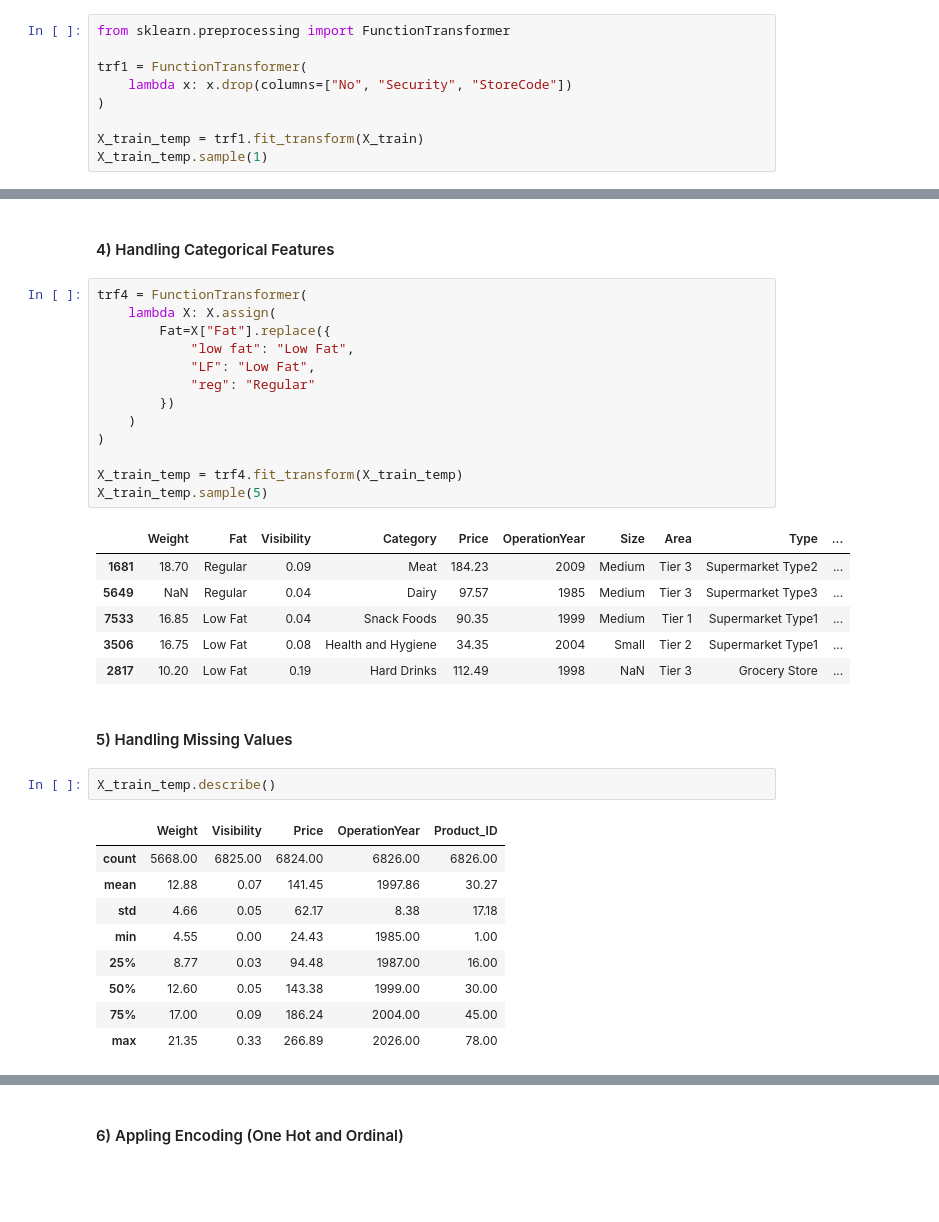
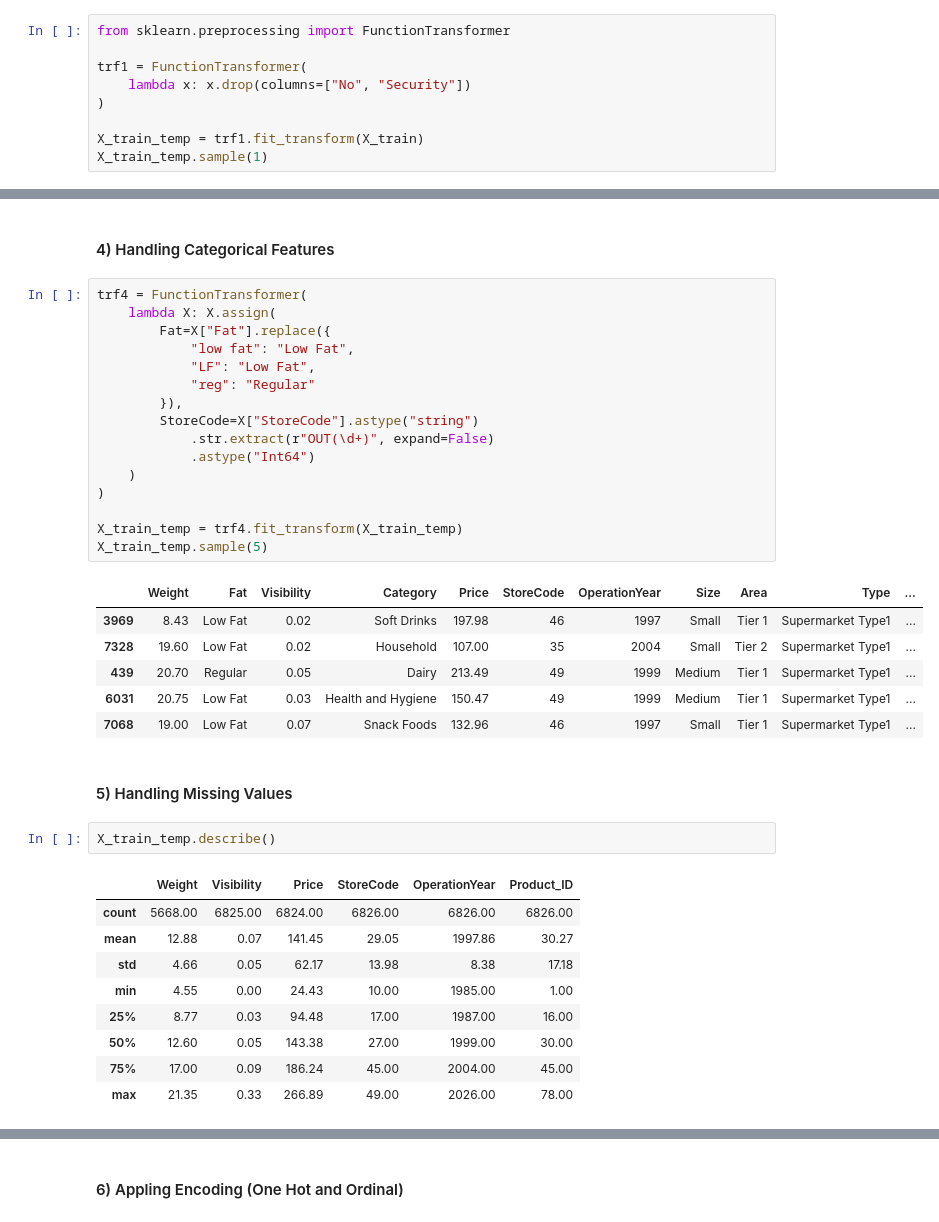
Before and after one commit to simran2104/retail-sales-prediction, a Jupyter notebook: sales_prediction-model.ipynb, the cells around one changed output, grey strips where cells are left out. Drawn from its saved outputs; the diff is of its cells as text; blank space fills up the shorter version.

```diff
--- a/sales_prediction-model.ipynb
+++ b/sales_prediction-model.ipynb
@@ -477,7 +488,7 @@ ID
 from sklearn.preprocessing import FunctionTransformer
 
 trf1 = FunctionTransformer(
-    lambda x: x.drop(columns=["No", "Security", "StoreCode"])
+    lambda x: x.drop(columns=["No", "Security"])
 )
 
 X_train_temp = trf1.fit_transform(X_train)
@@ -562,37 +573,40 @@ X_train_temp.describe()
 # %%
 trf4 = FunctionTransformer(
     lambda X: X.assign(
         Fat=X["Fat"].replace({
             "low fat": "Low Fat",
             "LF": "Low Fat",
             "reg": "Regular"
-        })
+        }),
+        StoreCode=X["StoreCode"].astype("string")
+            .str.extract(r"OUT(\d+)", expand=False)
+            .astype("Int64")
     )
 )
 
 X_train_temp = trf4.fit_transform(X_train_temp)
 X_train_temp.sample(5)
 # %% [output]
-|  | Weight | Fat | Visibility | Category | Price | OperationYear | Size | Area | Type | ... |
-| 1681 | 18.70 | Regular | 0.09 | Meat | 184.23 | 2009 | Medium | Tier 3 | Supermarket Type2 | ... |
-| 5649 | NaN | Regular | 0.04 | Dairy | 97.57 | 1985 | Medium | Tier 3 | Supermarket Type3 | ... |
-| 7533 | 16.85 | Low Fat | 0.04 | Snack Foods | 90.35 | 1999 | Medium | Tier 1 | Supermarket Type1 | ... |
-| 3506 | 16.75 | Low Fat | 0.08 | Health and Hygiene | 34.35 | 2004 | Small | Tier 2 | Supermarket Type1 | ... |
-| 2817 | 10.20 | Low Fat | 0.19 | Hard Drinks | 112.49 | 1998 | NaN | Tier 3 | Grocery Store | ... |
+|  | Weight | Fat | Visibility | Category | Price | StoreCode | OperationYear | Size | Area | Type | ... |
+| 3969 | 8.43 | Low Fat | 0.02 | Soft Drinks | 197.98 | 46 | 1997 | Small | Tier 1 | Supermarket Type1 | ... |
+| 7328 | 19.60 | Low Fat | 0.02 | Household | 107.00 | 35 | 2004 | Small | Tier 2 | Supermarket Type1 | ... |
+| 439 | 20.70 | Regular | 0.05 | Dairy | 213.49 | 49 | 1999 | Medium | Tier 1 | Supermarket Type1 | ... |
+| 6031 | 20.75 | Low Fat | 0.03 | Health and Hygiene | 150.47 | 49 | 1999 | Medium | Tier 1 | Supermarket Type1 | ... |
+| 7068 | 19.00 | Low Fat | 0.07 | Snack Foods | 132.96 | 46 | 1997 | Small | Tier 1 | Supermarket Type1 | ... |
 # %% [markdown]
 #### 5) Handling Missing Values
 # %%
 X_train_temp.describe()
 # %% [output]
-|  | Weight | Visibility | Price | OperationYear | Product_ID |
-| count | 5668.00 | 6825.00 | 6824.00 | 6826.00 | 6826.00 |
-| mean | 12.88 | 0.07 | 141.45 | 1997.86 | 30.27 |
-| std | 4.66 | 0.05 | 62.17 | 8.38 | 17.18 |
-| min | 4.55 | 0.00 | 24.43 | 1985.00 | 1.00 |
-| 25% | 8.77 | 0.03 | 94.48 | 1987.00 | 16.00 |
-| 50% | 12.60 | 0.05 | 143.38 | 1999.00 | 30.00 |
-| 75% | 17.00 | 0.09 | 186.24 | 2004.00 | 45.00 |
-| max | 21.35 | 0.33 | 266.89 | 2026.00 | 78.00 |
+|  | Weight | Visibility | Price | StoreCode | OperationYear | Product_ID |
+| count | 5668.00 | 6825.00 | 6824.00 | 6826.00 | 6826.00 | 6826.00 |
+| mean | 12.88 | 0.07 | 141.45 | 29.05 | 1997.86 | 30.27 |
+| std | 4.66 | 0.05 | 62.17 | 13.98 | 8.38 | 17.18 |
+| min | 4.55 | 0.00 | 24.43 | 10.00 | 1985.00 | 1.00 |
+| 25% | 8.77 | 0.03 | 94.48 | 17.00 | 1987.00 | 16.00 |
+| 50% | 12.60 | 0.05 | 143.38 | 27.00 | 1999.00 | 30.00 |
+| 75% | 17.00 | 0.09 | 186.24 | 45.00 | 2004.00 | 45.00 |
+| max | 21.35 | 0.33 | 266.89 | 49.00 | 2026.00 | 78.00 |
 # %%
 from sklearn.compose import ColumnTransformer
 from sklearn.impute import SimpleImputer
```
Also changed, not shown: parts of 33 cells of this notebook.
